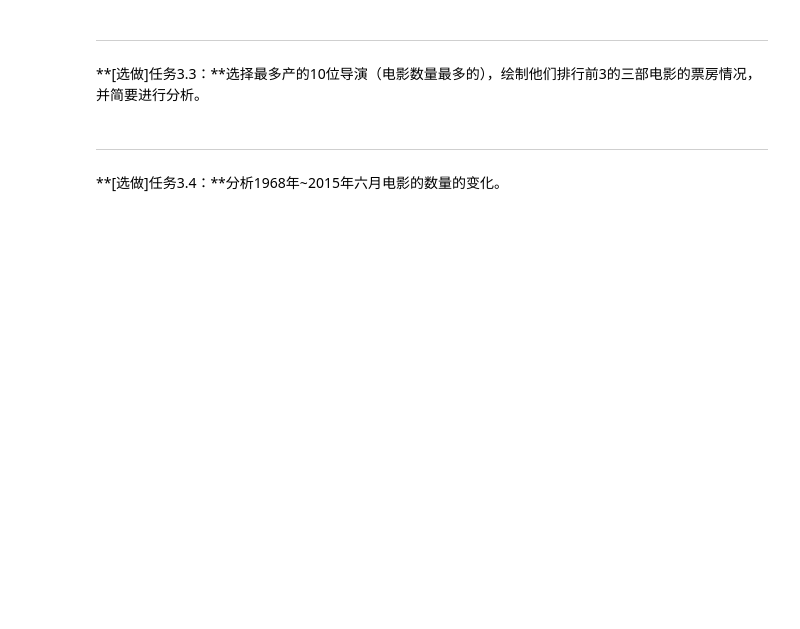
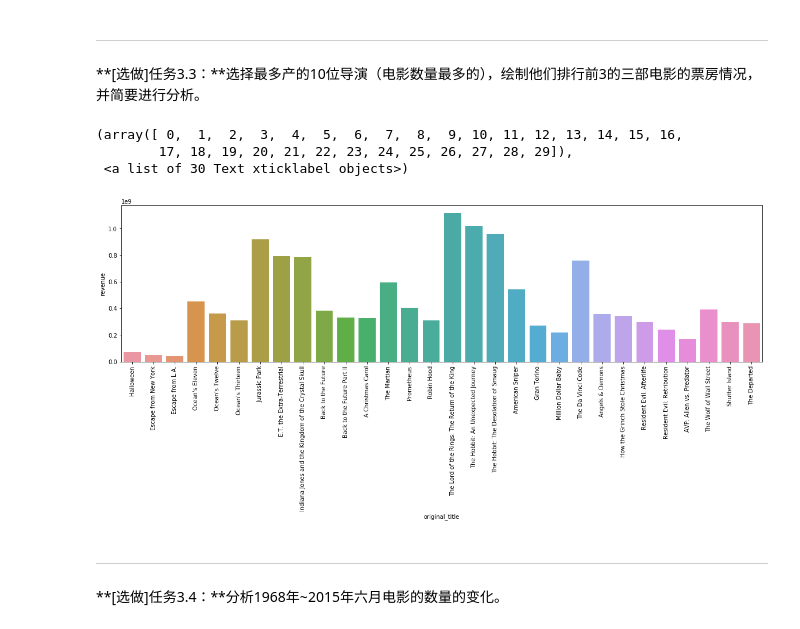
Before and after one commit to corwien/AIPND-cn-master, a Jupyter notebook: P2_Explore_Movie_Dataset/Explore Movie Dataset.ipynb, the cells around one changed output. Saved outputs shown, nothing was run; the diff lists cells and outputs as text; code cells hidden in the pictures; blank space fills up the shorter version.

```diff
--- a/P2_Explore_Movie_Dataset/Explore Movie Dataset.ipynb
+++ b/P2_Explore_Movie_Dataset/Explore Movie Dataset.ipynb
@@ -242,6 +261,24 @@ plt.xticks(rotation = 90)
 ---
 
 **[选做]任务3.3：**选择最多产的10位导演（电影数量最多的），绘制他们排行前3的三部电影的票房情况，并简要进行分析。
+# %%
+director_top_10_index = movie_data.groupby('director').agg('count')['original_title'].sort_values(ascending = False)[:10].index
+director_top_10_data = movie_data[['director', 'original_title', 'revenue']].set_index('director').loc[director_top_10_index]
+
+director_top_10_data_sorted = pd.DataFrame(columns=('director', 'original_title', 'revenue'))
+
+for director in director_top_10_index:
+    director_top_10_data_sorted = director_top_10_data_sorted.append(director_top_10_data.loc[director].sort_values(by = 'revenue', ascending = False)[:3].reset_index(), sort=False)
+director_top_10_data_sorted
+
+plt.figure(figsize = [20, 5])
+sb.barplot(data = director_top_10_data_sorted, x = 'original_title', y = 'revenue')
+plt.xticks(rotation=90)
+# %% [output]
+(array([ 0,  1,  2,  3,  4,  5,  6,  7,  8,  9, 10, 11, 12, 13, 14, 15, 16,
+        17, 18, 19, 20, 21, 22, 23, 24, 25, 26, 27, 28, 29]),
+ <a list of 30 Text xticklabel objects>)
+[figure, added]
 # %% [markdown]
 ---
 
```
Also changed, not shown: parts of 3 cells of this notebook.
